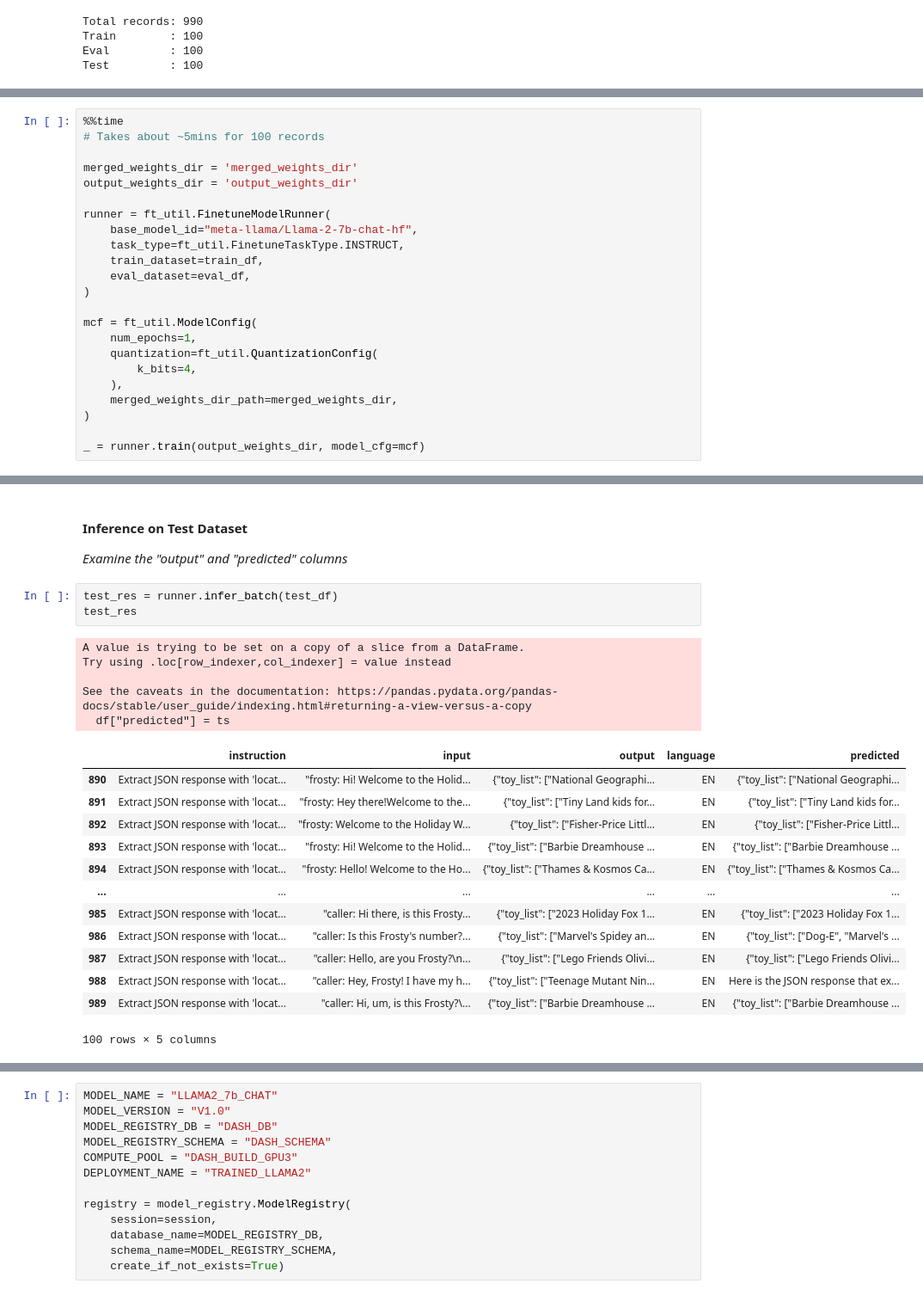
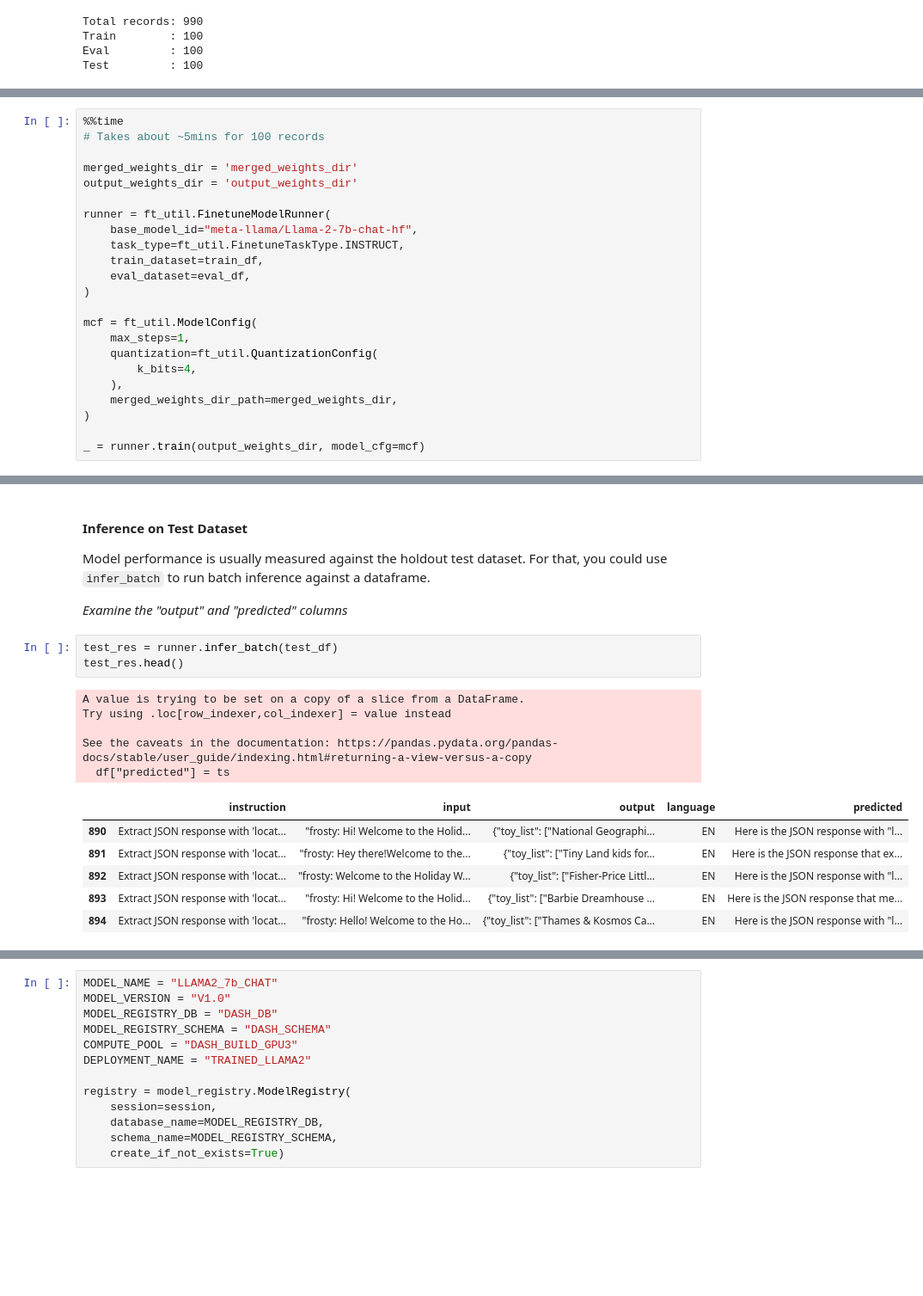
Before and after one commit to sfc-gh-pwate/llm-bootcamp-build-2023, a Jupyter notebook: day2/llm-day2-notebook.ipynb, the cells around one changed output, grey strips where cells are left out. Shown: that part at 86% size. Saved outputs shown, nothing was run; the diff lists cells and outputs as text; blank space fills up the shorter version.

```diff
--- a/day2/llm-day2-notebook.ipynb
+++ b/day2/llm-day2-notebook.ipynb
@@ -92,7 +103,7 @@ runner = ft_util.FinetuneModelRunner(
 )
 
 mcf = ft_util.ModelConfig(
-    num_epochs=1,
+    max_steps=1,
     quantization=ft_util.QuantizationConfig(
         k_bits=4,
     ),
@@ -170,25 +172,21 @@ runner.infer(
 # %% [markdown]
 #### Inference on Test Dataset
+
+Model performance is usually measured against the holdout test dataset. For that, you could use `infer_batch` to run batch inference against a dataframe.
+
 *Examine the "output" and "predicted" columns*
 # %%
 test_res = runner.infer_batch(test_df)
-test_res
+test_res.head()
 # %% [output]
 A value is trying to be set on a copy of a slice from a DataFrame.
 Try using .loc[row_indexer,col_indexer] = value instead
 
 See the caveats in the documentation: https://pandas.pydata.org/pandas-docs/stable/user_guide/indexing.html#returning-a-view-versus-a-copy
   df["predicted"] = ts
 |  | instruction | input | output | language | predicted |
-| 890 | Extract JSON response with 'locat... | "frosty: Hi! Welcome to the Holid... | {"toy_list": ["National Geographi... | EN | {"toy_list": ["National Geographi... |
-| 891 | Extract JSON response with 'locat... | "frosty: Hey there!Welcome to the... | {"toy_list": ["Tiny Land kids for... | EN | {"toy_list": ["Tiny Land kids for... |
-| 892 | Extract JSON response with 'locat... | "frosty: Welcome to the Holiday W... | {"toy_list": ["Fisher-Price Littl... | EN | {"toy_list": ["Fisher-Price Littl... |
-| 893 | Extract JSON response with 'locat... | "frosty: Hi! Welcome to the Holid... | {"toy_list": ["Barbie Dreamhouse ... | EN | {"toy_list": ["Barbie Dreamhouse ... |
-| 894 | Extract JSON response with 'locat... | "frosty: Hello! Welcome to the Ho... | {"toy_list": ["Thames & Kosmos Ca... | EN | {"toy_list": ["Thames & Kosmos Ca... |
-| ... | ... | ... | ... | ... | ... |
-| 985 | Extract JSON response with 'locat... | "caller: Hi there, is this Frosty... | {"toy_list": ["2023 Holiday Fox 1... | EN | {"toy_list": ["2023 Holiday Fox 1... |
-| 986 | Extract JSON response with 'locat... | "caller: Is this Frosty's number?... | {"toy_list": ["Marvel's Spidey an... | EN | {"toy_list": ["Dog-E", "Marvel's ... |
-| 987 | Extract JSON response with 'locat... | "caller: Hello, are you Frosty?\n... | {"toy_list": ["Lego Friends Olivi... | EN | {"toy_list": ["Lego Friends Olivi... |
-| 988 | Extract JSON response with 'locat... | "caller: Hey, Frosty! I have my h... | {"toy_list": ["Teenage Mutant Nin... | EN | Here is the JSON response that ex... |
-| 989 | Extract JSON response with 'locat... | "caller: Hi, um, is this Frosty?\... | {"toy_list": ["Barbie Dreamhouse ... | EN | {"toy_list": ["Barbie Dreamhouse ... |
+| 890 | Extract JSON response with 'locat... | "frosty: Hi! Welcome to the Holid... | {"toy_list": ["National Geographi... | EN | Here is the JSON response with "l... |
+| 891 | Extract JSON response with 'locat... | "frosty: Hey there!Welcome to the... | {"toy_list": ["Tiny Land kids for... | EN | Here is the JSON response that ex... |
+| 892 | Extract JSON response with 'locat... | "frosty: Welcome to the Holiday W... | {"toy_list": ["Fisher-Price Littl... | EN | Here is the JSON response with "l... |
+| 893 | Extract JSON response with 'locat... | "frosty: Hi! Welcome to the Holid... | {"toy_list": ["Barbie Dreamhouse ... | EN | Here is the JSON response that me... |
+| 894 | Extract JSON response with 'locat... | "frosty: Hello! Welcome to the Ho... | {"toy_list": ["Thames & Kosmos Ca... | EN | Here is the JSON response with "l... |
-100 rows × 5 columns
```
Also changed, not shown: parts of 23 cells of this notebook.
